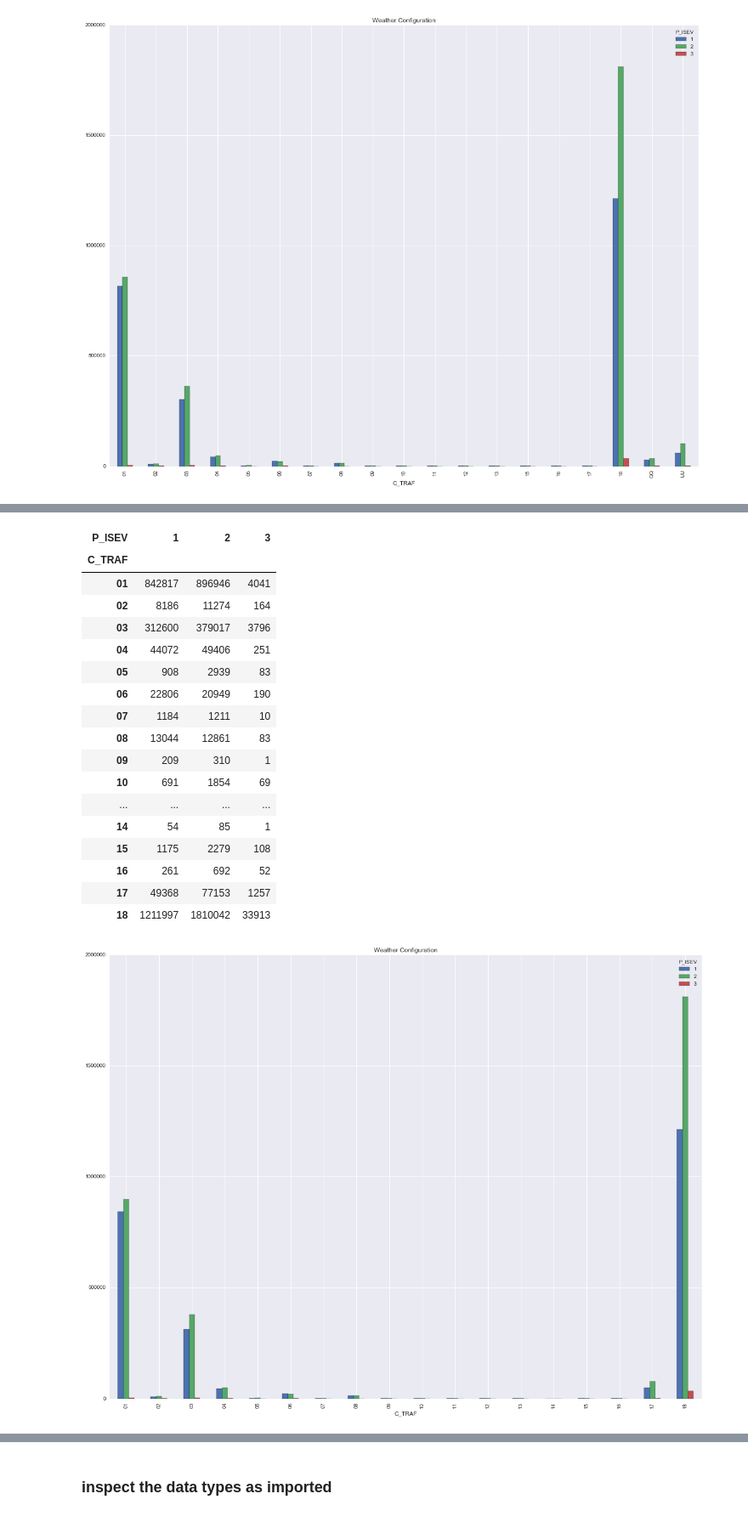
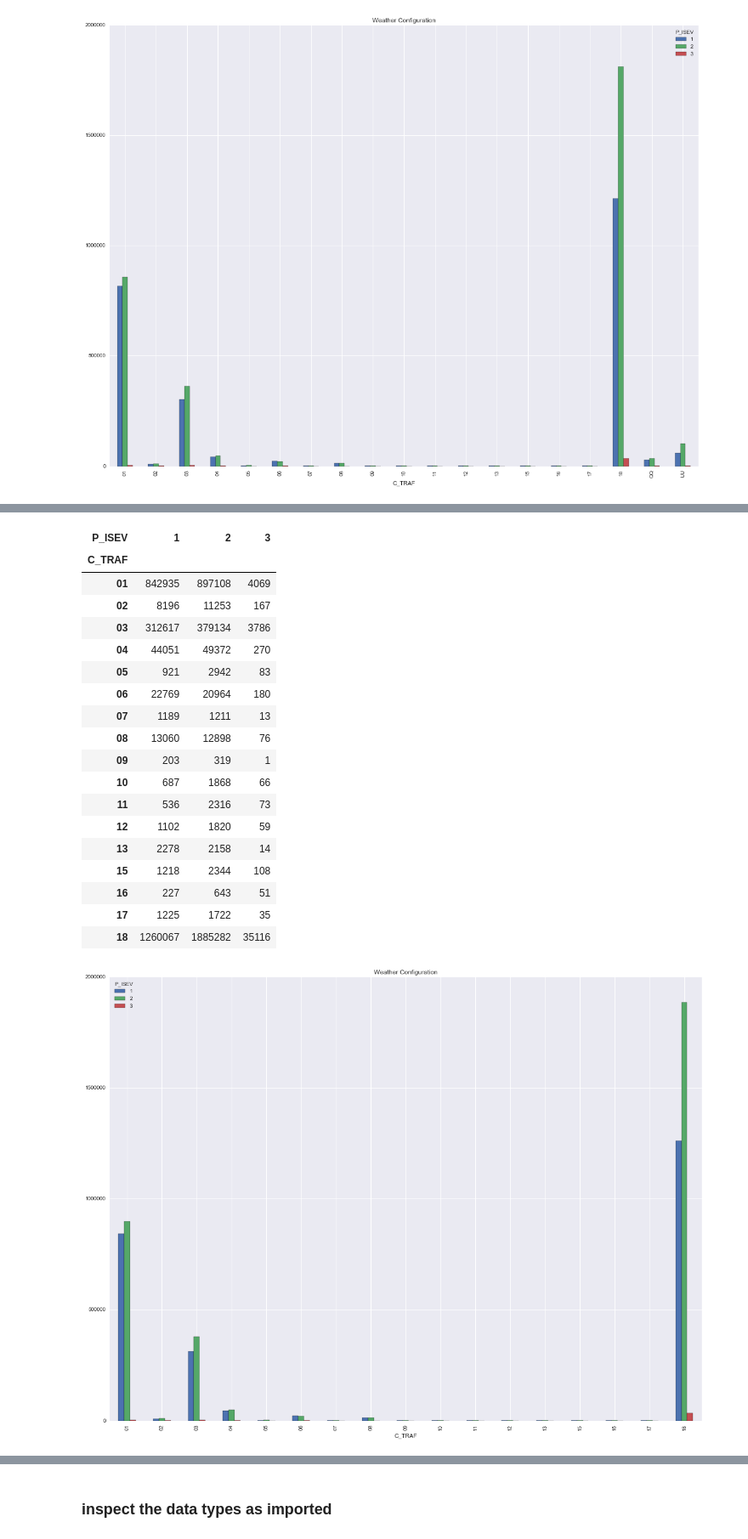
Before and after one commit to pgunabal/Capstone_CKME136_Winter_2018, a Jupyter notebook: CKME136_2018_dataprep.ipynb, the cells around one changed output, grey strips where cells are left out. Shown at 85% size. Saved outputs shown, nothing was run; the diff lists cells and outputs as text; code cells hidden in the pictures.

Commit message:
data cleaning

```diff
--- a/CKME136_2018_dataprep.ipynb
+++ b/CKME136_2018_dataprep.ipynb
@@ -318,9 +319,12 @@ def createDataframe():
     return L3
 # %%
 #functions
+debug2 = False
 
 def selectBin(start, end, P, leadingZero = False):
     x = np.random.choice(np.arange(start, end), p = P)
+    if debug2:
+        print("Selected bin: {0}".format(x))
     if leadingZero:
         if x < 10:
             x = '0' + str(x)
@@ -333,13 +337,28 @@ def computeP(dataFrm):
         print(dataFrm[dataFrm.index.astype('str').str.contains('[0-9]')])
         print(N)
 
+    maxCol = dataFrm.index[dataFrm.index.astype('str').str.contains('[0-9]')].max()
+
     #calculate the probability of the each category
     P=[]
+    cur = 1;
     for ind in dataFrm.index[dataFrm.index.astype('str').str.contains('[0-9]')]:
         if debug:
-            print(ind)
+            print("ind: {0}".format(ind))
+            print("cur: {0}".format(cur))
+
+        # some categoris may not have any values
+        # we need to build the P matrix for the same number of colums
+        end = int(ind)
+        if cur < end:
+            for i in range(cur, end):
+                print("i: {0}".format(i))
+                P.append(0)
+                cur = cur +1
+
         p = dataFrm.loc[ind].sum()/N
         P.append(p)
+        cur = cur +1
 
     if debug:
         print(P)
@@ -589,8 +681,8 @@ gbTRAF = checkHistogram(df, 'C_TRAF', 'P_ISEV', True)
 P = computeP(gbTRAF)
 
 #impute unkown values
-df['C_TRAF'] = df['C_TRAF'].apply(lambda x: x.replace('QQ', selectBin(1, 18, P, True)))
-df['C_TRAF'] = df['C_TRAF'].apply(lambda x: x.replace('UU', selectBin(1, 18, P, True)))
+df['C_TRAF'] = df['C_TRAF'].apply(lambda x: x.replace('QQ', selectBin(1, 19, P, True)))
+df['C_TRAF'] = df['C_TRAF'].apply(lambda x: x.replace('UU', selectBin(1, 19, P, True)))
 print("{count} non-numeric rows observed".format(count = df['C_TRAF'].astype('str').str.contains('[^0-9]').sum()))
 
 #Clean road surface
@@ -613,22 +705,23 @@ C_TRAF
 [0.2991145697227256, 0.0033618647371555133, 0.11924713079463815, 0.016079438111272475, 0.0006768711417273923, 0.007539830439495003, 0.00041269147670720753, 0.004462851341104499, 8.907138705748121e-05, ...
 1.0
 0 non-numeric rows observed
 | P_ISEV | 1 | 2 | 3 |
 | C_TRAF |  |  |  |
-| 01 | 842817 | 896946 | 4041 |
-| 02 | 8186 | 11274 | 164 |
-| 03 | 312600 | 379017 | 3796 |
-| 04 | 44072 | 49406 | 251 |
-| 05 | 908 | 2939 | 83 |
-| 06 | 22806 | 20949 | 190 |
-| 07 | 1184 | 1211 | 10 |
-| 08 | 13044 | 12861 | 83 |
-| 09 | 209 | 310 | 1 |
-| 10 | 691 | 1854 | 69 |
-| ... | ... | ... | ... |
-| 14 | 54 | 85 | 1 |
-| 15 | 1175 | 2279 | 108 |
-| 16 | 261 | 692 | 52 |
-| 17 | 49368 | 77153 | 1257 |
-| 18 | 1211997 | 1810042 | 33913 |
+| 01 | 842935 | 897108 | 4069 |
+| 02 | 8196 | 11253 | 167 |
+| 03 | 312617 | 379134 | 3786 |
+| 04 | 44051 | 49372 | 270 |
+| 05 | 921 | 2942 | 83 |
+| 06 | 22769 | 20964 | 180 |
+| 07 | 1189 | 1211 | 13 |
+| 08 | 13060 | 12898 | 76 |
+| 09 | 203 | 319 | 1 |
+| 10 | 687 | 1868 | 66 |
+| 11 | 536 | 2316 | 73 |
+| 12 | 1102 | 1820 | 59 |
+| 13 | 2278 | 2158 | 14 |
+| 15 | 1218 | 2344 | 108 |
+| 16 | 227 | 643 | 51 |
+| 17 | 1225 | 1722 | 35 |
+| 18 | 1260067 | 1885282 | 35116 |
-[figure, old version]
+[figure, new version]
```
Also changed, not shown: parts of 68 cells of this notebook.
